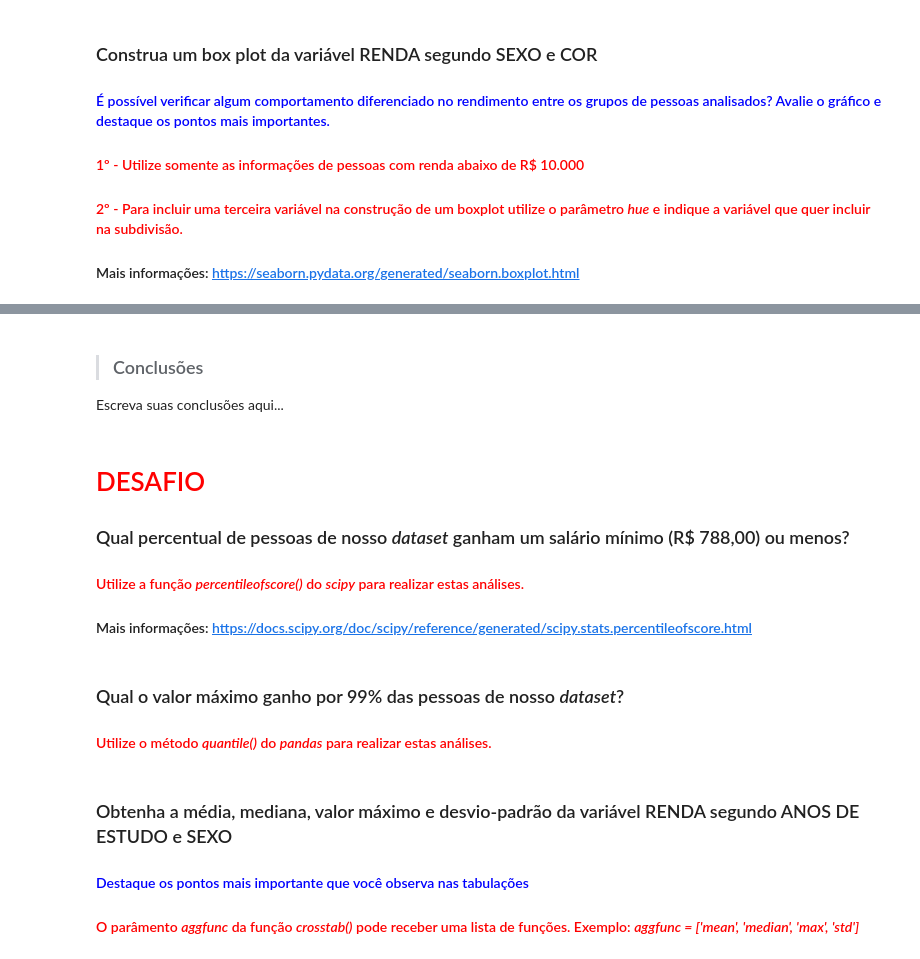
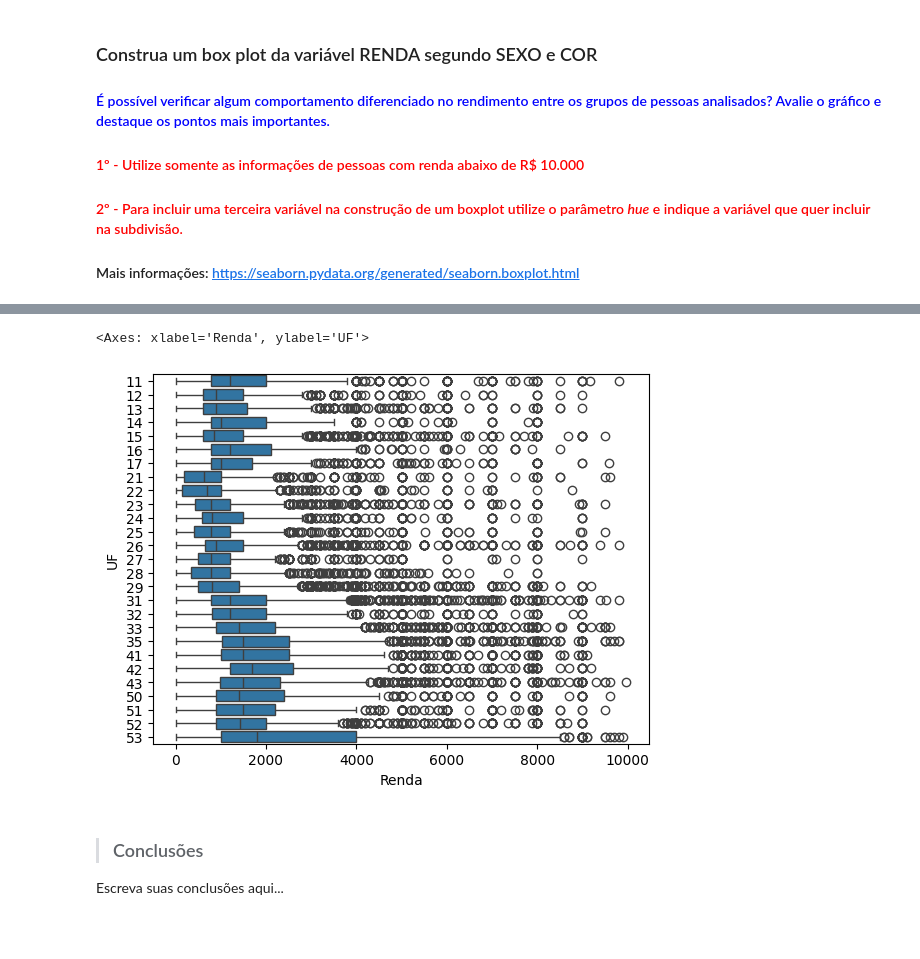
Before and after one commit to cauancalmeida/Data_Science_studies, a Jupyter notebook: Análise_Descritiva_Desafio.ipynb, the cells around one changed output, grey strips where cells are left out. Cells and saved outputs as stored; diff of their text form; code cells hidden in the pictures; blank space fills up the shorter version.

Commit message:
Criado usando o Colab
Desafio do curso de Estatísticas.

```diff
--- a/Análise_Descritiva_Desafio.ipynb
+++ b/Análise_Descritiva_Desafio.ipynb
@@ -443,9 +540,9 @@ Vemos uma disperção muito grande para mulheres indígenas, ou seja, provavelme
+# %%
+sns.boxplot(x='Renda', y= 'UF', data= dados.query('Renda < 10000'), orient='h')
+# %% [output]
+<Axes: xlabel='Renda', ylabel='UF'>
+[figure, added]
 # %% [markdown]
 > ### Conclusões
 
 Escreva suas conclusões aqui...
-# %% [markdown]
-# <font color="red">DESAFIO<font>
-### Qual percentual de pessoas de nosso <i>dataset</i> ganham um salário mínimo (R$ 788,00) ou menos?
-#### <font color='red'>Utilize a função <i>percentileofscore()</i> do <i>scipy</i> para realizar estas análises.</font>
-#### Mais informações: https://docs.scipy.org/doc/scipy/reference/generated/scipy.stats.percentileofscore.html
@@ -454,7 +548,0 @@ from scipy import stats
-# %% [markdown]
-### Qual o valor máximo ganho por 99% das pessoas de nosso <i>dataset</i>?
-#### <font color='red'>Utilize o método <i>quantile()</i> do <i>pandas</i> para realizar estas análises.</font>
-# %% [markdown]
-### Obtenha a média, mediana, valor máximo e desvio-padrão da variável RENDA segundo ANOS DE ESTUDO e SEXO
-#### <font color='blue'>Destaque os pontos mais importante que você observa nas tabulações</font>
-#### <font color='red'>O parâmento <i>aggfunc</i> da função <i>crosstab()</i> pode receber uma lista de funções. Exemplo: <i>aggfunc = ['mean', 'median', 'max', 'std']</i></font>
```
Also changed, not shown: parts of 23 cells of this notebook.
